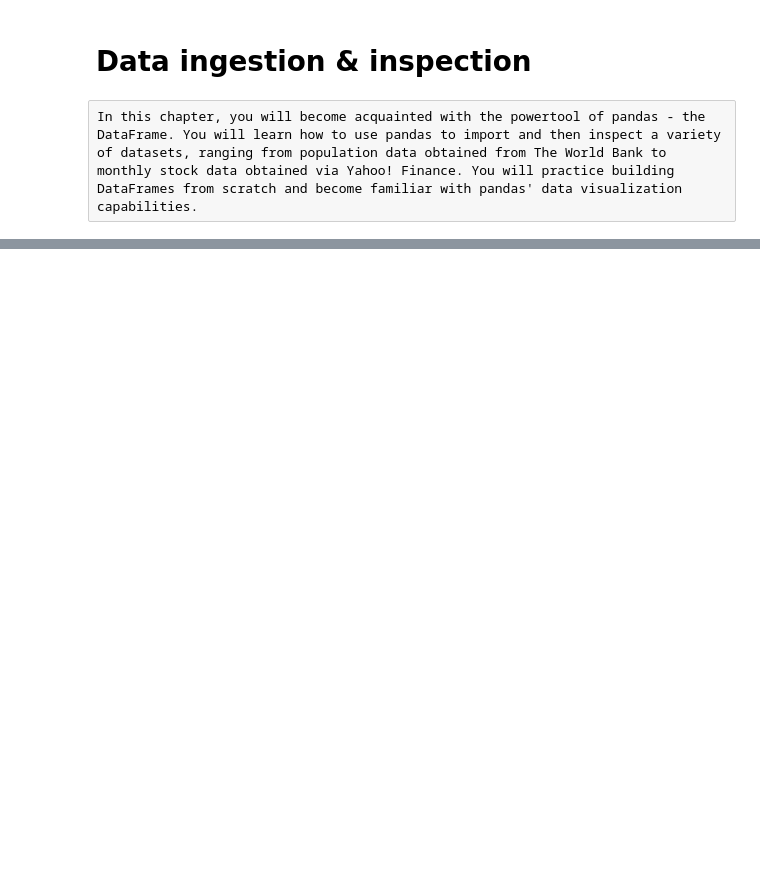
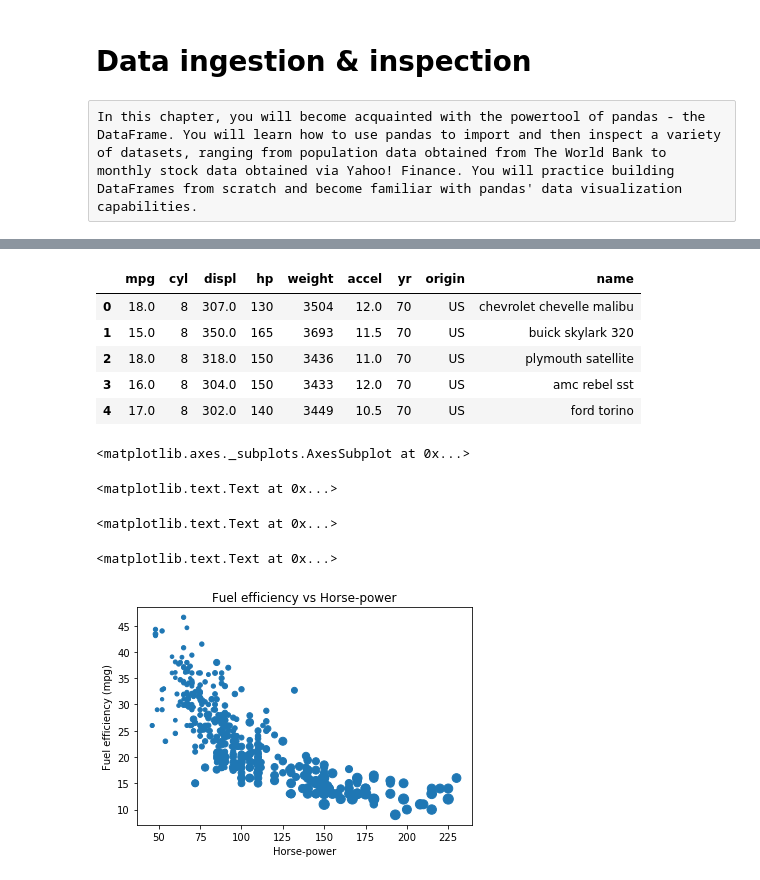
Before and after one commit to allanbeto/Pandas_Foundation, a Jupyter notebook: Jupyter_notebook/Pandas_Foundation.ipynb, the cells around one changed output, grey strips where cells are left out. Saved outputs shown, nothing was run; the diff lists cells and outputs as text; code cells hidden in the pictures; blank space fills up the shorter version.

```diff
--- a/Jupyter_notebook/Pandas_Foundation.ipynb
+++ b/Jupyter_notebook/Pandas_Foundation.ipynb
@@ -361,0 +438,50 @@ array([<matplotlib.axes._subplots.AxesSubplot object at 0x...>,
+# %%
+# -----------------------------------------------------------------------> pandas scatter plots
+
+from urllib.request import urlretrieve
+import pandas as pd
+
+# filename = 'https://s3.amazonaws.com/assets.datacamp.com/production/course_1639/datasets/auto-mpg.csv'
+# urlretrieve(filename, 'auto-mpg.csv')
+
+
+# Import pandas as pd and matplotlib.pyplot as plt
+# Read the filename using pd.read_csv() into a DataFrame: df
+
+df = pd.read_csv('auto-mpg.csv')
+
+#The size of each circle is provided as a NumPy array called,This array contains the normalized 'weight' of each automobile in the dataset.
+
+sizes = ((df['weight']/df['weight'].max()).values ** 2)*110
+
+df.head()
+    # -----------------------------------------------
+
+import matplotlib.pyplot as plt
+
+# Generate a scatter plot
+df.plot(kind='scatter', x='hp', y='mpg', s=sizes)
+
+# Add the title
+plt.title('Fuel efficiency vs Horse-power')
+
+# Add the x-axis label
+plt.xlabel('Horse-power')
+
+# Add the y-axis label
+plt.ylabel('Fuel efficiency (mpg)')
+
+# Display the plot
+plt.show()
+# %% [output]
+|  | mpg | cyl | displ | hp | weight | accel | yr | origin | name |
+| 0 | 18.0 | 8 | 307.0 | 130 | 3504 | 12.0 | 70 | US | chevrolet chevelle malibu |
+| 1 | 15.0 | 8 | 350.0 | 165 | 3693 | 11.5 | 70 | US | buick skylark 320 |
+| 2 | 18.0 | 8 | 318.0 | 150 | 3436 | 11.0 | 70 | US | plymouth satellite |
+| 3 | 16.0 | 8 | 304.0 | 150 | 3433 | 12.0 | 70 | US | amc rebel sst |
+| 4 | 17.0 | 8 | 302.0 | 140 | 3449 | 10.5 | 70 | US | ford torino |
+<matplotlib.axes._subplots.AxesSubplot at 0x...>
+<matplotlib.text.Text at 0x...>
+<matplotlib.text.Text at 0x...>
+<matplotlib.text.Text at 0x...>
+[figure, added]
```
Also changed, not shown: parts of 56 cells of this notebook.
